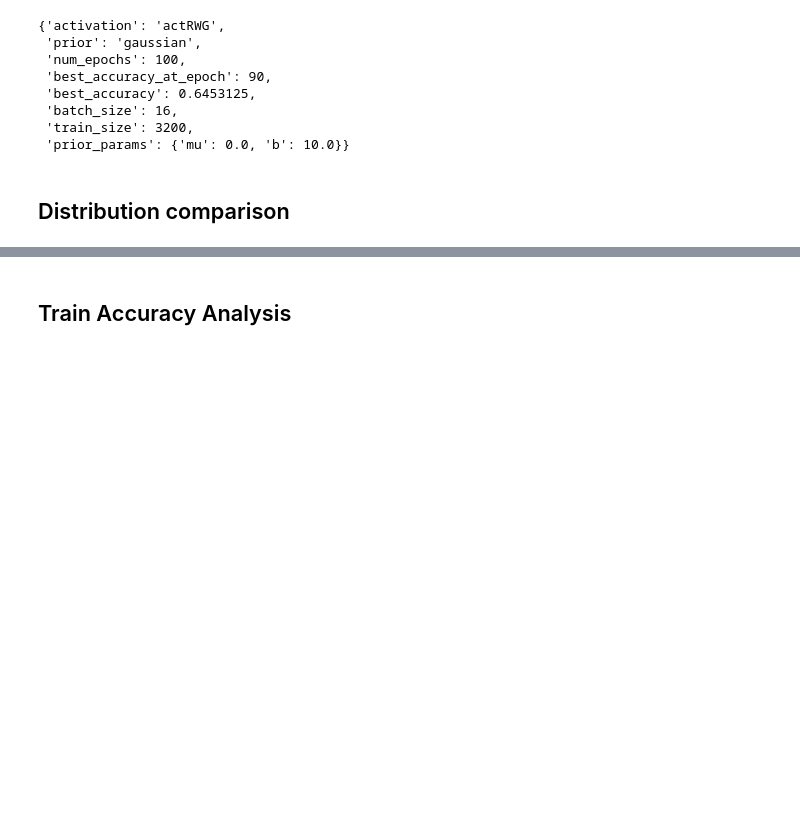
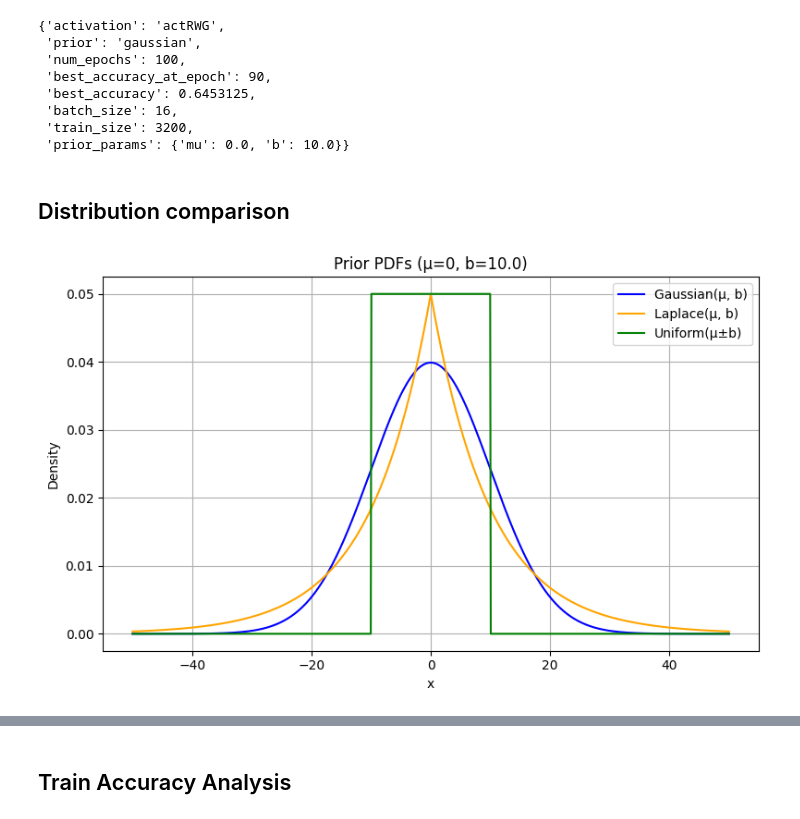
Before and after one commit to putawararevalda/bnnexperimentation, a Jupyter notebook: shipsnet_train_analysis_new_uniform.ipynb, the cells around one changed output, grey strips where cells are left out. Saved outputs shown, nothing was run; the diff lists cells and outputs as text; code cells hidden in the pictures; blank space fills up the shorter version.

```diff
--- a/shipsnet_train_analysis_new_uniform.ipynb
+++ b/shipsnet_train_analysis_new_uniform.ipynb
@@ -118,5 +117,7 @@ def plot_priors(mu, b, x_min=None, x_max=None, num_points=1000):
     plt.tight_layout()
     plt.show()
 # %%
-plot_priors(mu=0, b=10.0)
+#plot_priors(mu=0, b=10.0)
+# %% [output]
+[figure, added]
 # %%
```
Also changed, not shown: parts of 24 cells of this notebook, 6 other files.
